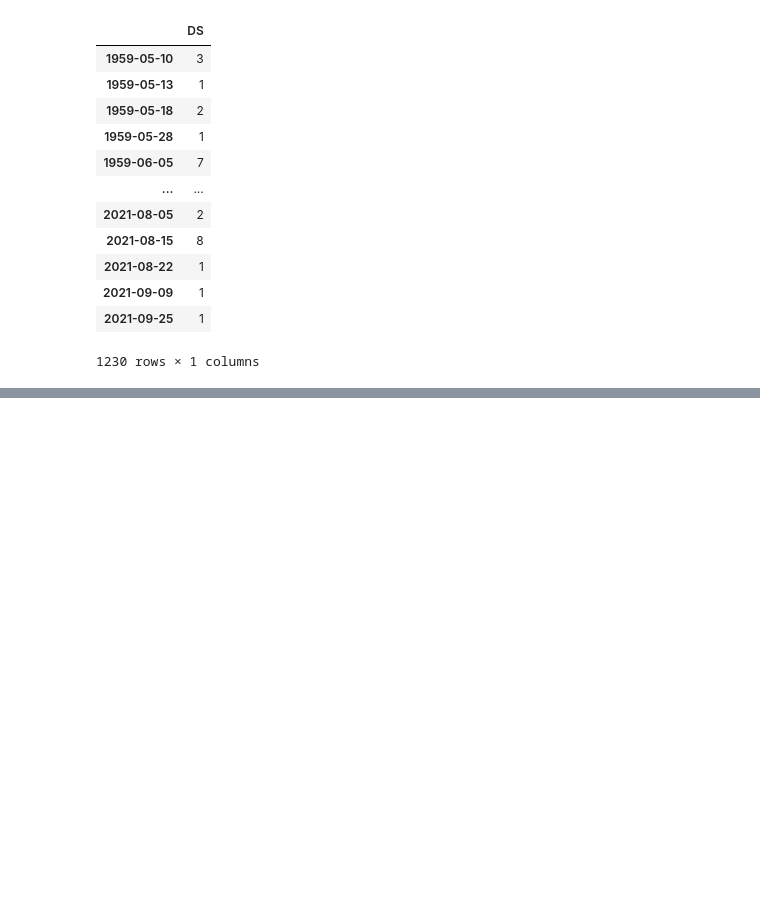
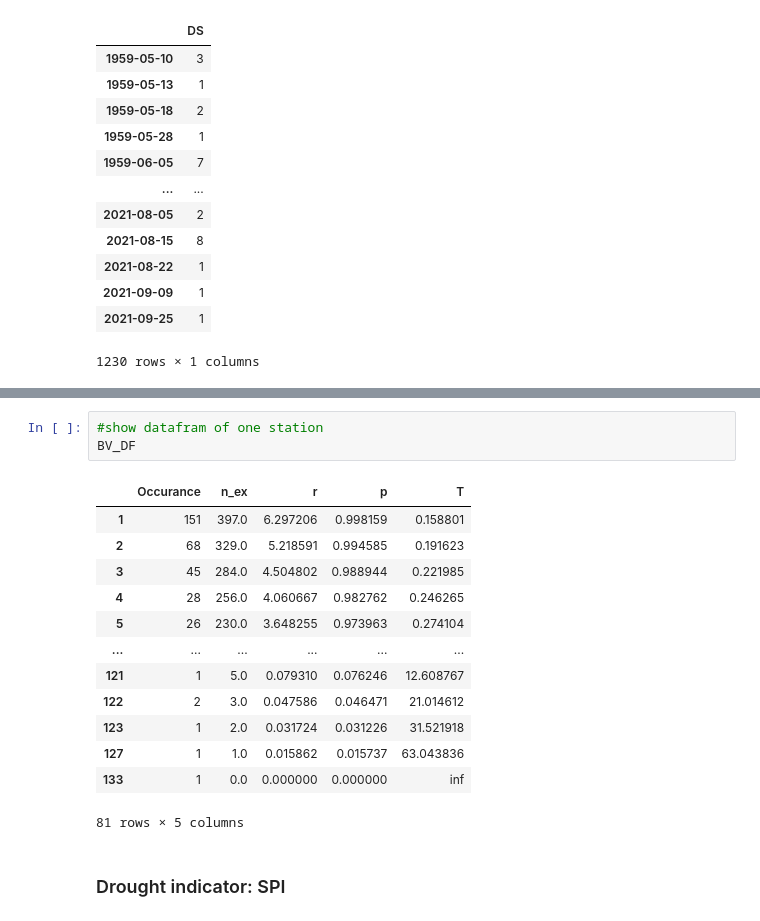
Before and after one commit to Daafip/Volta-burkina-faso, a Jupyter notebook: data/rainfall data volta/Data_hydrologu_BF.ipynb, the cells around one changed output, grey strips where cells are left out. Saved outputs shown, nothing was run; the diff lists cells and outputs as text; blank space fills up the shorter version.

Commit message:
drought indicators
drou

```diff
--- a/data/rainfall data volta/Data_hydrologu_BF.ipynb
+++ b/data/rainfall data volta/Data_hydrologu_BF.ipynb
@@ -345,0 +337,19 @@ ValueError: setting an array element with a sequence.
+# %%
+#show datafram of one station
+BV_DF
+# %% [output]
+|  | Occurance | n_ex | r | p | T |
+| 1 | 151 | 397.0 | 6.297206 | 0.998159 | 0.158801 |
+| 2 | 68 | 329.0 | 5.218591 | 0.994585 | 0.191623 |
+| 3 | 45 | 284.0 | 4.504802 | 0.988944 | 0.221985 |
+| 4 | 28 | 256.0 | 4.060667 | 0.982762 | 0.246265 |
+| 5 | 26 | 230.0 | 3.648255 | 0.973963 | 0.274104 |
+| ... | ... | ... | ... | ... | ... |
+| 121 | 1 | 5.0 | 0.079310 | 0.076246 | 12.608767 |
+| 122 | 2 | 3.0 | 0.047586 | 0.046471 | 21.014612 |
+| 123 | 1 | 2.0 | 0.031724 | 0.031226 | 31.521918 |
+| 127 | 1 | 1.0 | 0.015862 | 0.015737 | 63.043836 |
+| 133 | 1 | 0.0 | 0.000000 | 0.000000 | inf |
+81 rows × 5 columns
+# %% [markdown]
+### Drought indicator: SPI
```
Also changed, not shown: parts of 17 cells of this notebook.
